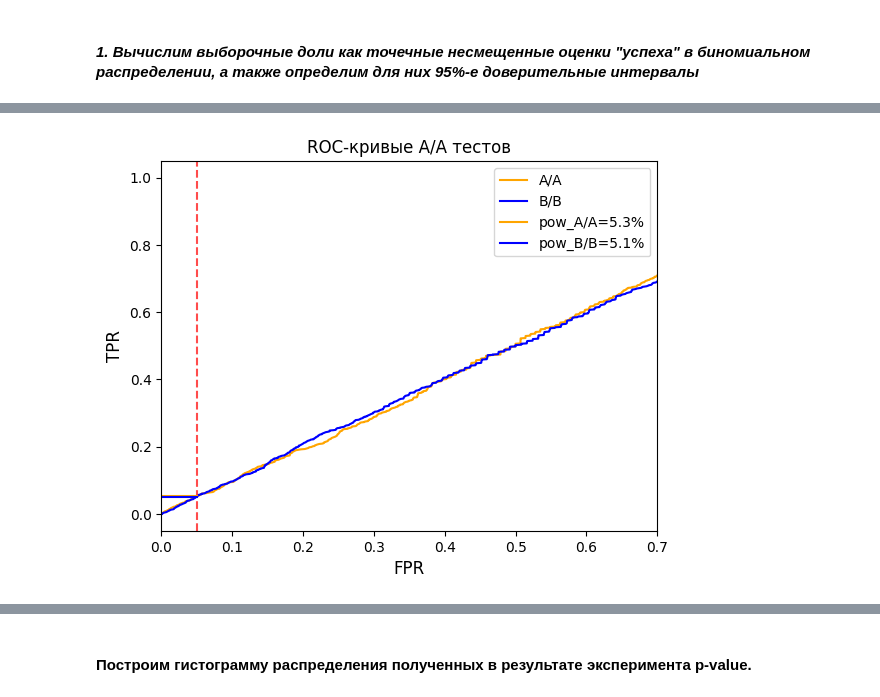
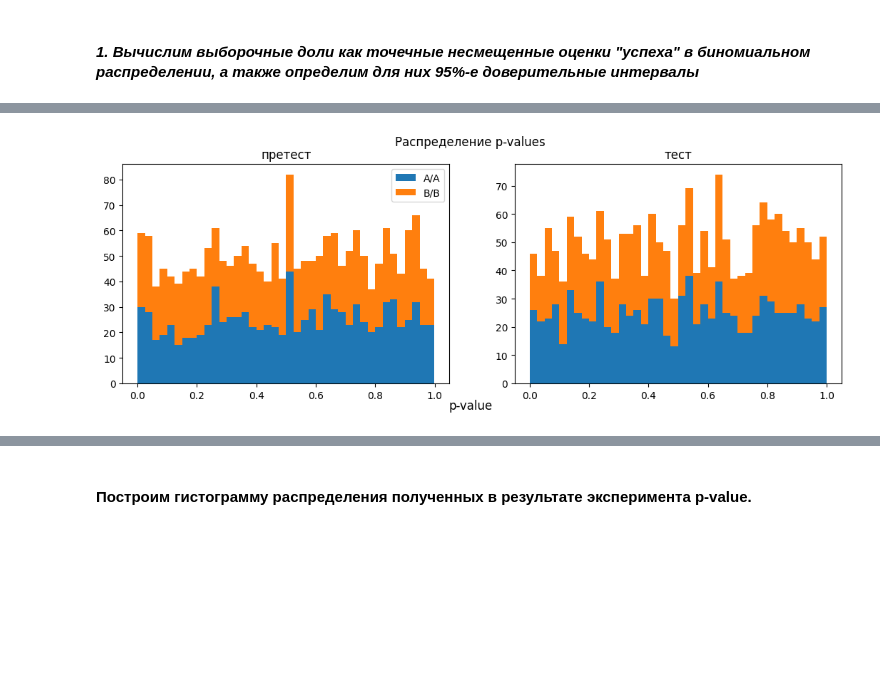
Before and after one commit to witchyburn/ab_test_analysis, a Jupyter notebook: notebooks/ab_analysis.ipynb, the cells around one changed output, grey strips where cells are left out. Drawn from its saved outputs; the diff is of its cells as text; code cells hidden in the pictures; blank space fills up the shorter version.

```diff
--- a/notebooks/ab_analysis.ipynb
+++ b/notebooks/ab_analysis.ipynb
@@ -454,9 +418,12 @@ for sample in data:
 # %%
 # Метод Монте-Карло
+
 N = 1000
 
+# A/A тесты (тест)
 pvalues = []
-for smpl in [control_data, test_data]:
+for dat in data[2: ]:
+    smpl = dat[0]
     for _ in range(N):
         smpl1 = smpl.sample(len(smpl), replace=True)
         smpl2 = smpl.sample(len(smpl), replace=True)
@@ -467,4 +434,20 @@ for smpl in [control_data, test_data]:
         )
         pvalues.append(res[1])
 
-pvalues_aa, pvalues_bb = pvalues[: N], pvalues[N: ]
+pvalues_aa_t, pvalues_bb_t = pvalues[: N], pvalues[N: ]
+
+# A/A тесты (претест)
+pvalues = []
+for dat in data[: 2]:
+    smpl = dat[0]
+    for _ in range(N):
+        smpl1 = smpl.sample(len(smpl), replace=True)
+        smpl2 = smpl.sample(len(smpl), replace=True)
+        res = proportions_ztest(
+            count=[smpl1.sum(), smpl2.sum()],
+            nobs=[smpl1.count(), smpl2.count()],
+            alternative='larger'
+        )
+        pvalues.append(res[1])
+
+pvalues_aa_p, pvalues_bb_p = pvalues[: N], pvalues[N: ]
@@ -479,21 +454,14 @@ plt.show()
-# %%
-alpha = 0.05
-power_aa = np.mean(np.array(pvalues_aa) < alpha)
-power_bb = np.mean(np.array(pvalues_bb) < alpha)
-
-fig, ax = plt.subplots()
-
-ax.plot(np.sort(pvalues_aa), [i / N for i in range(N)], color='orange', label='A/A')
-ax.plot(np.sort(pvalues_bb), [i / N for i in range(N)], color='blue', label='B/B')
-ax.axvline(x=alpha, color='r', linestyle='--', alpha=0.7)
-ax.plot([0, alpha], [power_aa, power_aa], color='orange', label=f'pow_A/A={power_aa * 100:.1f}%')
-ax.plot([0, alpha], [power_bb, power_bb], color='blue', label=f'pow_B/B={power_bb * 100:.1f}%')
-
-plt.xlim(0, 0.7)
-plt.xlabel('FPR', fontsize=12)
-plt.ylabel('TPR', fontsize=12)
-plt.title(f'ROC-кривые A/A тестов', fontsize=12)
-plt.legend()
-plt.show()
-# %% [output]
-[figure, removed]
+# %%
+fig, ax = plt.subplots(1, 2, figsize=(13, 4))
+ax[0].hist([pvalues_aa_p, pvalues_bb_p], bins=40, stacked=True, label=['A/A', 'B/B'])
+ax[0].set_title('претест')
+ax[0].legend(loc='upper right', bbox_to_anchor=(1, 1))
+
+ax[1].hist([pvalues_aa_t, pvalues_bb_t], bins=40, stacked=True, label=['A/A', 'B/B'])
+ax[1].set_title('тест')
+
+fig.supxlabel('p-value')
+fig.suptitle('Распределение p-values', fontsize=12)
+plt.show()
+# %% [output]
+[figure, added]
```
Also changed, not shown: parts of 62 cells of this notebook, 1 other file.
